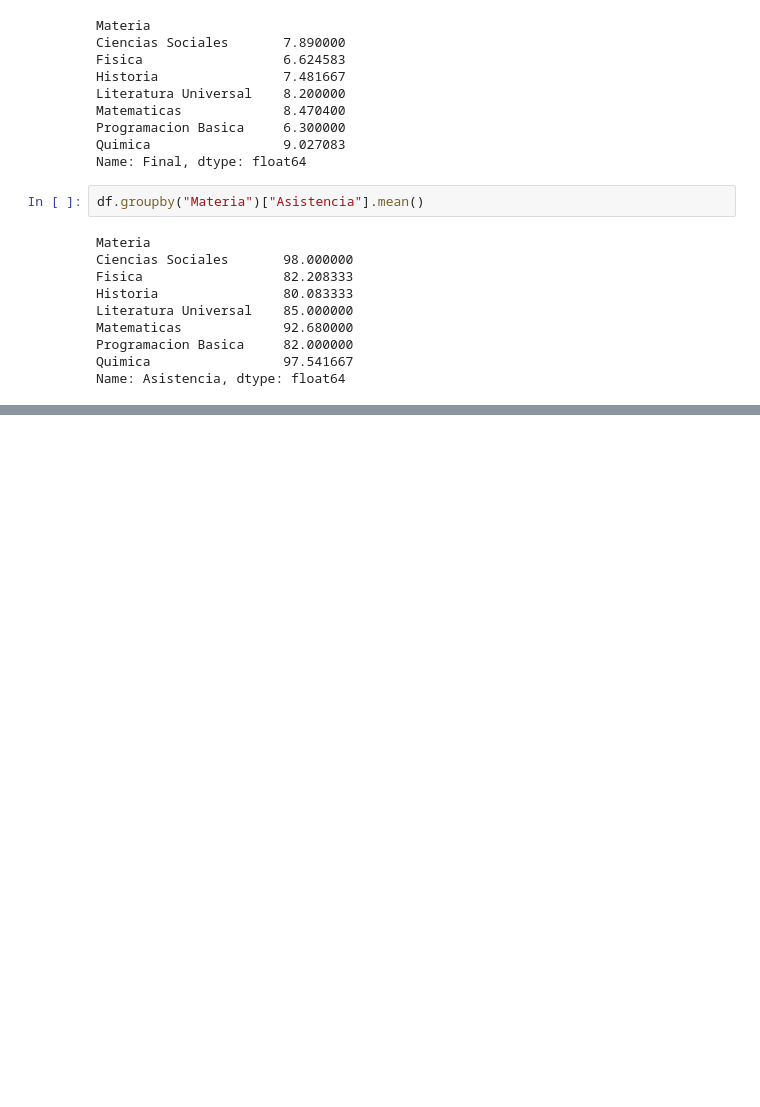
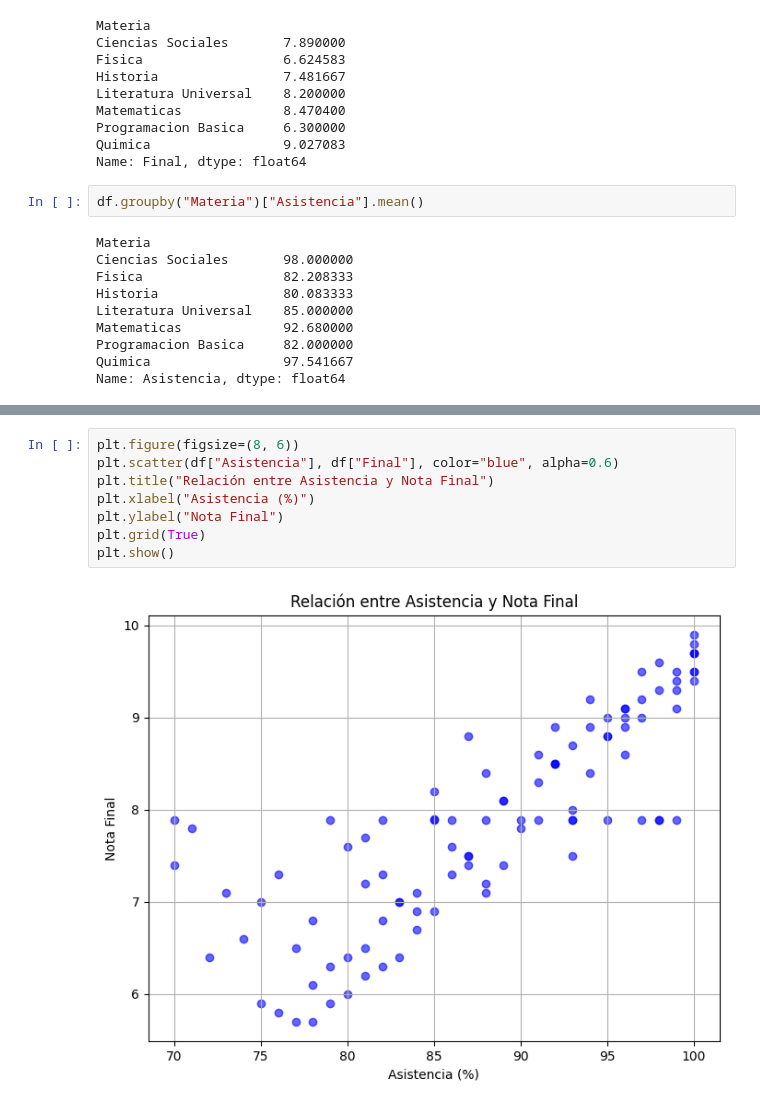
Before and after one commit to BrandonPzocik/ModeloParcial1_tlp3_Brandon_Pzocik, a Jupyter notebook: main.ipynb, the cells around one changed output, grey strips where cells are left out. Saved outputs shown, nothing was run; the diff lists cells and outputs as text; blank space fills up the shorter version.

```diff
--- a/main.ipynb
+++ b/main.ipynb
@@ -282,0 +314,10 @@ Name: Asistencia, dtype: float64
+# %%
+plt.figure(figsize=(8, 6))
+plt.scatter(df["Asistencia"], df["Final"], color="blue", alpha=0.6)
+plt.title("Relación entre Asistencia y Nota Final")
+plt.xlabel("Asistencia (%)")
+plt.ylabel("Nota Final")
+plt.grid(True)
+plt.show()
+# %% [output]
+[figure, added]
```
Also changed, not shown: parts of 4 cells of this notebook.
